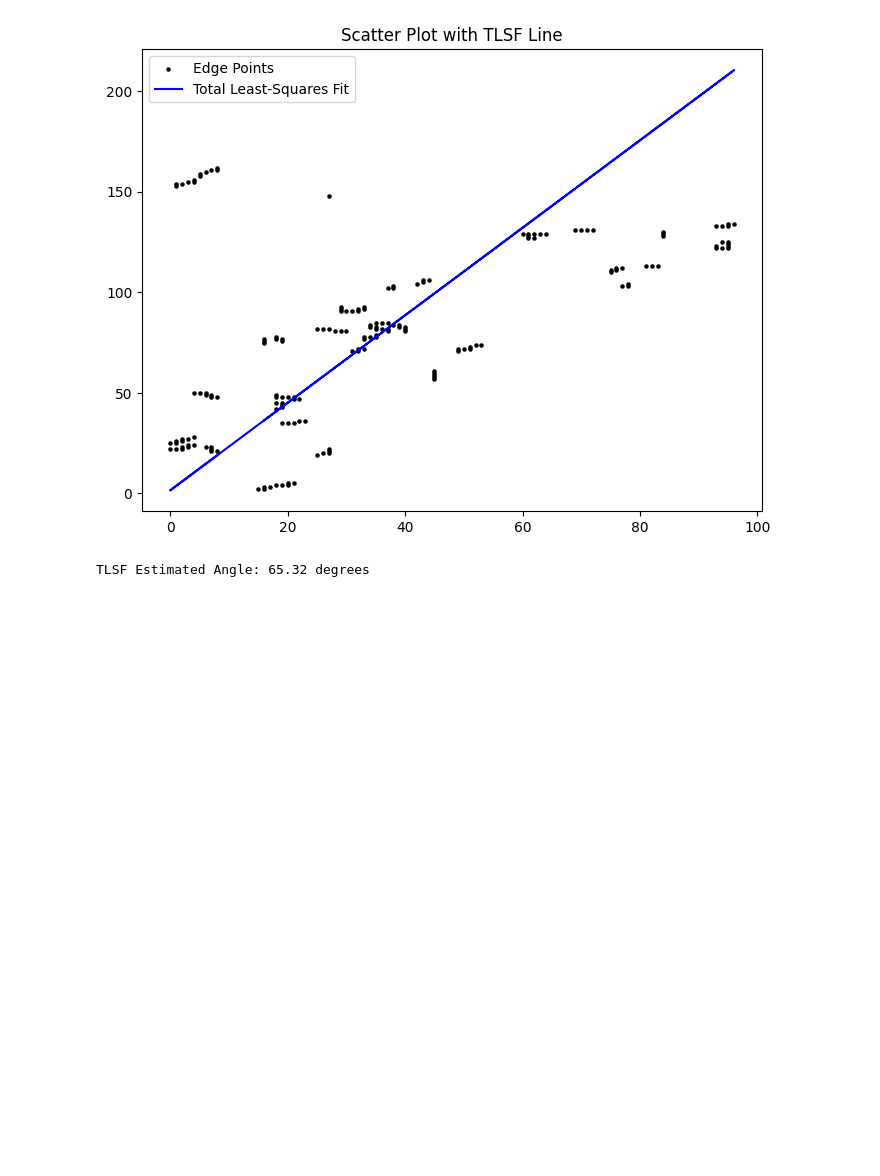
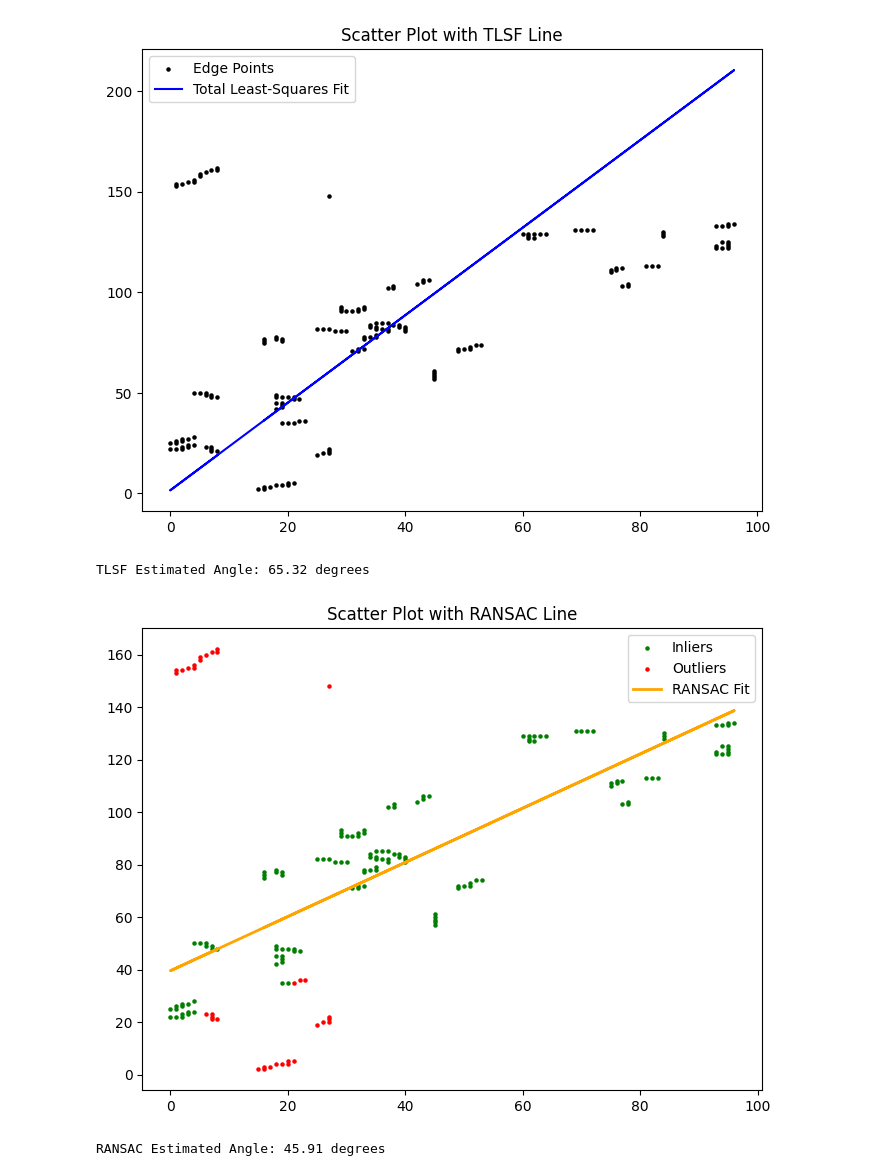
Before and after one commit to kavinduabekoon/GitHub, a Jupyter notebook: Assignmnet_02.ipynb, the cells around one changed output. Drawn from its saved outputs; the diff is of its cells as text; code cells hidden in the pictures; blank space fills up the shorter version.

```diff
--- a/Assignmnet_02.ipynb
+++ b/Assignmnet_02.ipynb
@@ -83,3 +83,36 @@ print(f"TLSF Estimated Angle: {angle_tlsf_deg:.2f} degrees")
 # %% [output]
 [figure]
 TLSF Estimated Angle: 65.32 degrees
+# %%
+# 10. Estimate line using RANSAC
+x_reshaped = x.reshape(-1, 1) # RANSAC requires 2D array for X
+
+ransac = RANSACRegressor()
+ransac.fit(x_reshaped, y)
+
+# Get the slope and intercept
+m_ransac = ransac.estimator_.coef_[0]
+c_ransac = ransac.estimator_.intercept_
+
+# Predict y values for the line
+y_ransac = ransac.predict(x_reshaped)
+
+# Plotting RANSAC
+inlier_mask = ransac.inlier_mask_
+outlier_mask = np.logical_not(inlier_mask)
+
+plt.figure(figsize=(8, 6))
+plt.scatter(x[inlier_mask], y[inlier_mask], s=5, color='green', label='Inliers')
+plt.scatter(x[outlier_mask], y[outlier_mask], s=5, color='red', label='Outliers')
+plt.plot(x, y_ransac, color='orange', linewidth=2, label='RANSAC Fit')
+plt.title('Scatter Plot with RANSAC Line')
+plt.legend()
+plt.show()
+
+# 11. Calculate Angle
+angle_ransac_rad = np.arctan(m_ransac)
+angle_ransac_deg = np.degrees(angle_ransac_rad)
+print(f"RANSAC Estimated Angle: {angle_ransac_deg:.2f} degrees")
+# %% [output]
+[figure, added]
+RANSAC Estimated Angle: 45.91 degrees
```
